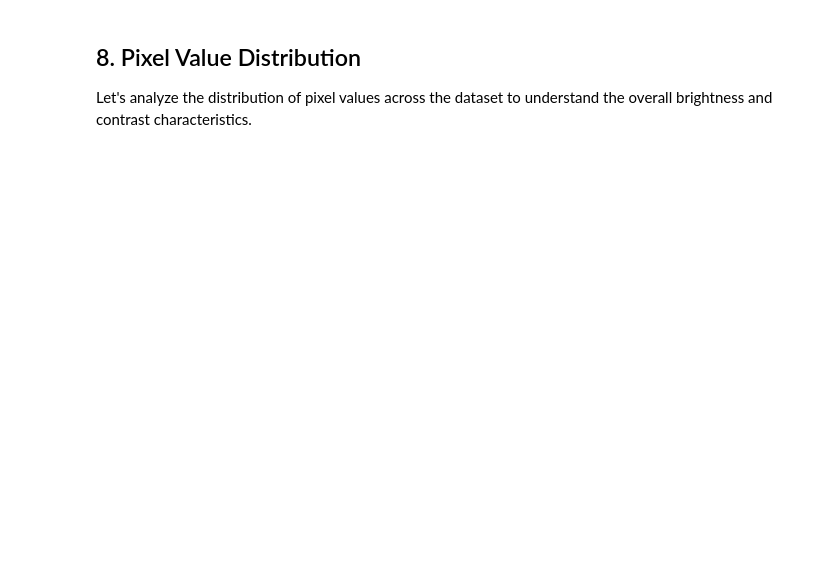
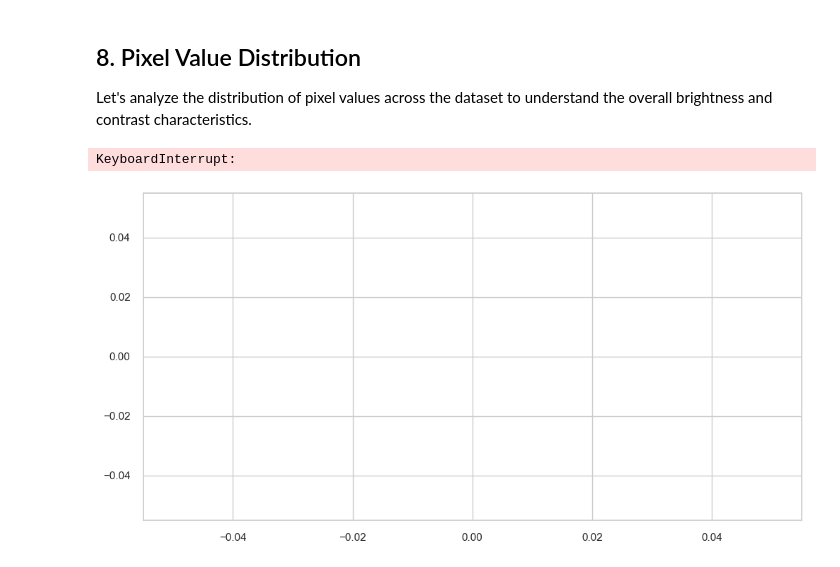
Before and after one commit to margavera/Facial-Expressions-Image-Classification, a Jupyter notebook: notebooks/EDA_Facial_Expressions.ipynb, the cells around one changed output. Cells and saved outputs as stored; diff of their text form; code cells hidden in the pictures; blank space fills up the shorter version.

```diff
--- a/notebooks/EDA_Facial_Expressions.ipynb
+++ b/notebooks/EDA_Facial_Expressions.ipynb
@@ -251,4 +261,7 @@ analyze_color_distribution(TRAIN_PATH)
 
 Let's analyze the distribution of pixel values across the dataset to understand the overall brightness and contrast characteristics.
 # %%
-analyze_pixel_distribution(TRAIN_PATH)
+analyze_pixel_distribution(filtered_train_image_paths)
+# %% [output]
+KeyboardInterrupt:
+[figure, added]
```
Also changed, not shown: parts of 13 cells of this notebook, 1 other file.
